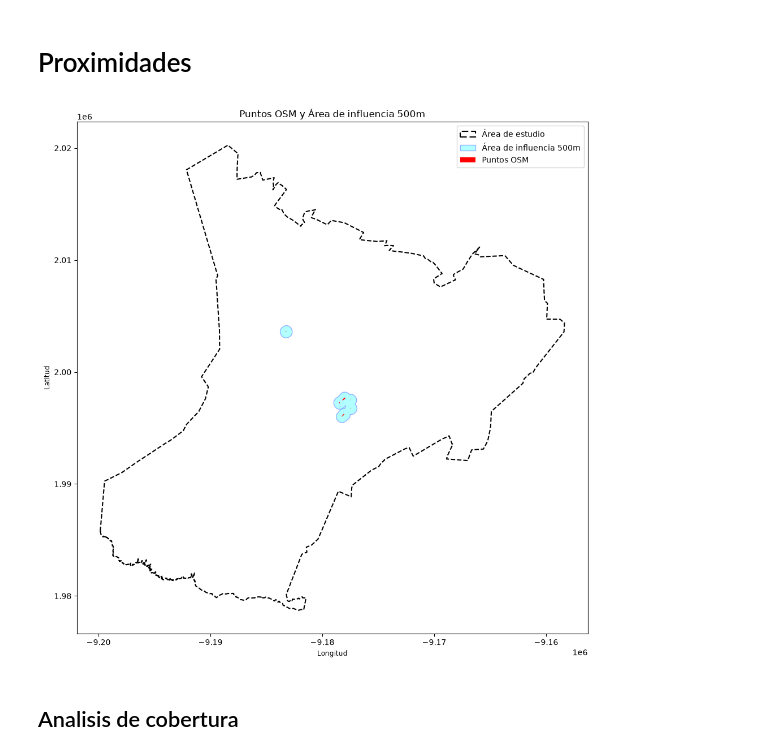
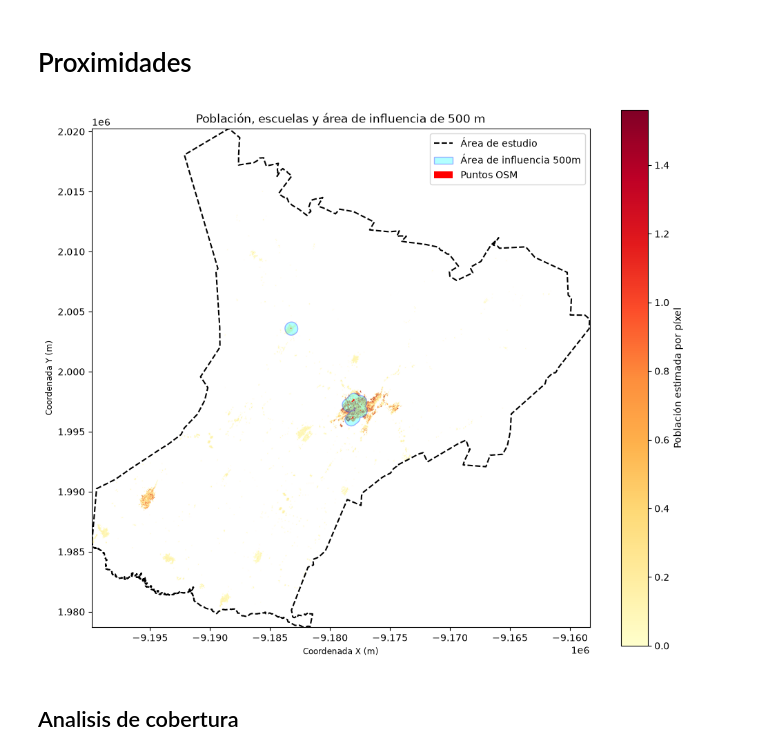
Before and after one commit to BardoSal/ServiceGapAnalysis, a Jupyter notebook: notebooks/code.ipynb, the cells around one changed output. Saved outputs shown, nothing was run; the diff lists cells and outputs as text; code cells hidden in the pictures.

Commit message:
Análisis de proximidad - Fix Visualización de raster resultante

```diff
--- a/notebooks/code.ipynb
+++ b/notebooks/code.ipynb
@@ -740,47 +740,75 @@ dissolved_buffer = buffer_500m.dissolve()
 buffers_path = os.path.join(POP_DISTRIBUTION_OUTPUT_FOLDER, f"osm_buffers_{study_area}.gpkg")
 dissolved_buffer.to_file(buffers_path, driver="GPKG")
 # %%
+# Leer raster de población y preparar capas en el mismo CRS
+with rio.open(population_distribution_path) as population_src:
+    population = population_src.read(1, masked=True)
+    population_crs = population_src.crs
+    population_transform = population_src.transform
+
+population_data = population.filled(np.nan)
+population_data[population_data <= 0] = np.nan
+positive_population = population_data[np.isfinite(population_data)]
+vmin = 0
+vmax = np.nanpercentile(positive_population, 98)
+
+study_area_plot = sa_gpd_projected.to_crs(population_crs)
+buffers_plot = dissolved_buffer.to_crs(population_crs)
+points_plot = points_proj.to_crs(population_crs)
+
 # 1. Set up Matplotlib figure and axis
 fig, ax = plt.subplots(figsize=(10, 10))
 
-# 2. Plot Study Area Boundary (Background)
-sa_gpd_projected.plot(
+# 2. Plot population raster as the background
+show(
+    population_data,
+    transform=population_transform,
     ax=ax,
-    facecolor="none",
+    cmap="YlOrRd",
+    vmin=vmin,
+    vmax=vmax,
+)
+fig.colorbar(ax.images[0], ax=ax, label="Población estimada por píxel", shrink=0.8)
+
+# 3. Plot Study Area Boundary
+study_area_plot.boundary.plot(
+    ax=ax,
     edgecolor="black",
     linewidth=1.5,
     linestyle="--",
-    label="Área de estudio"
+    label="Área de estudio",
+    zorder=2,
 )
 
-# 3. Plot 500m Buffers (Semi-transparent polygons)
-dissolved_buffer.plot(
+# 4. Plot 500m Buffers
+buffers_plot.plot(
     ax=ax,
     facecolor="cyan",
     edgecolor="blue",
-    alpha=0.3,         # Transparency so underlying layers remain visible
+    alpha=0.3,
     linewidth=1,
-    label="Área de influencia 500m"
+    label="Área de influencia 500m",
+    zorder=3,
 )
 
-# 4. Plot Original OSM Points
-points_proj.plot(
+# 5. Plot Original OSM Points
+points_plot.plot(
     ax=ax,
     color="red",
     markersize=15,
-    zorder=3,          # Keep points on top of buffer polygons
-    label="Puntos OSM"
+    zorder=4,
+    label="Puntos OSM",
 )
 
-# 5. Styling & Layout
-ax.set_title("Puntos OSM y Área de influencia 500m")
-ax.set_xlabel("Longitud")
-ax.set_ylabel("Latitud")
-plt.legend(loc="upper right")
+# 6. Styling & Layout
+ax.set_title("Población, escuelas y área de influencia de 500 m")
+ax.set_xlabel("Coordenada X (m)")
+ax.set_ylabel("Coordenada Y (m)")
+ax.legend(loc="upper right")
 plt.tight_layout()
 plt.show()
 # %% [output]
-[figure, old version]
+[figure, new version]
 # %% [markdown]
 ## Analisis de cobertura
 # %%
```
Also changed, not shown: parts of 1 cell of this notebook, 3 other files.
